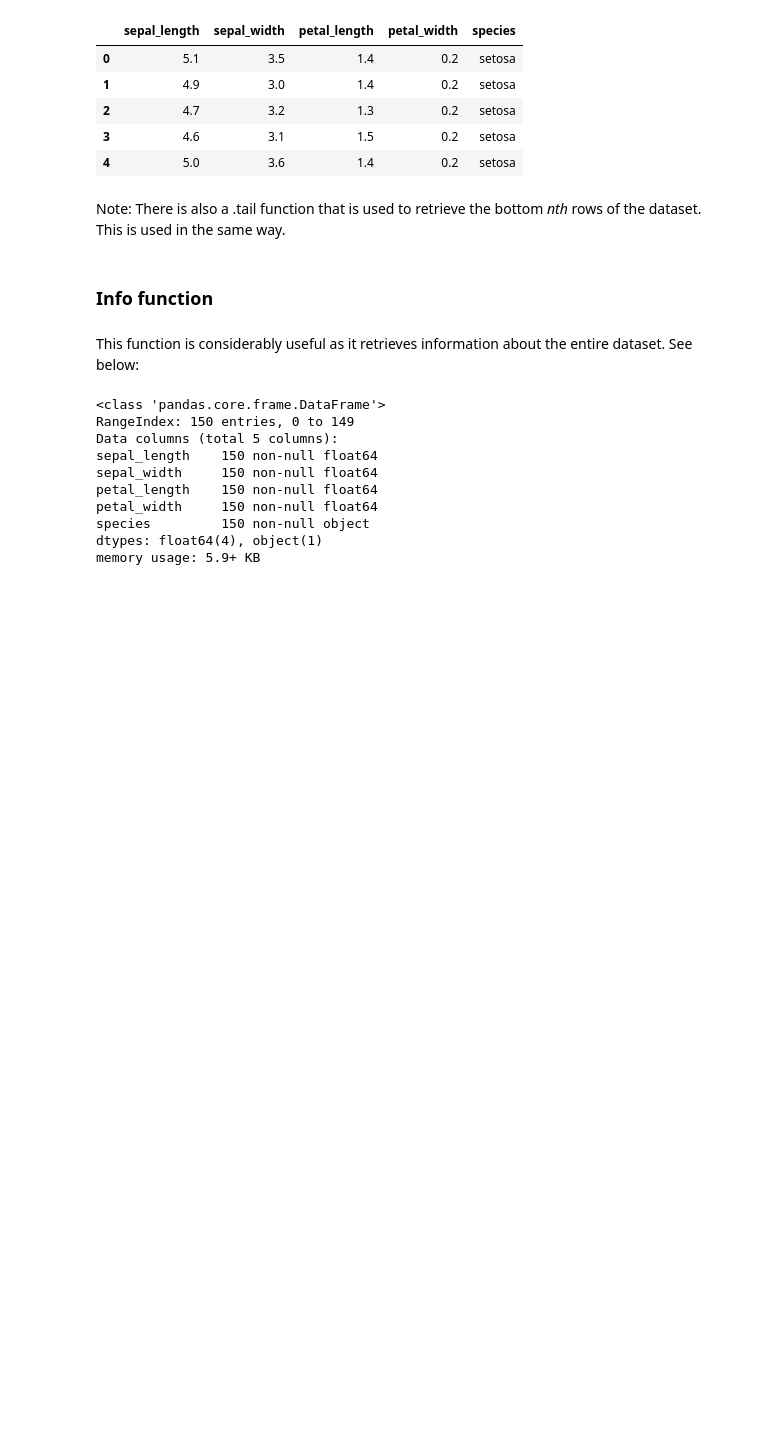
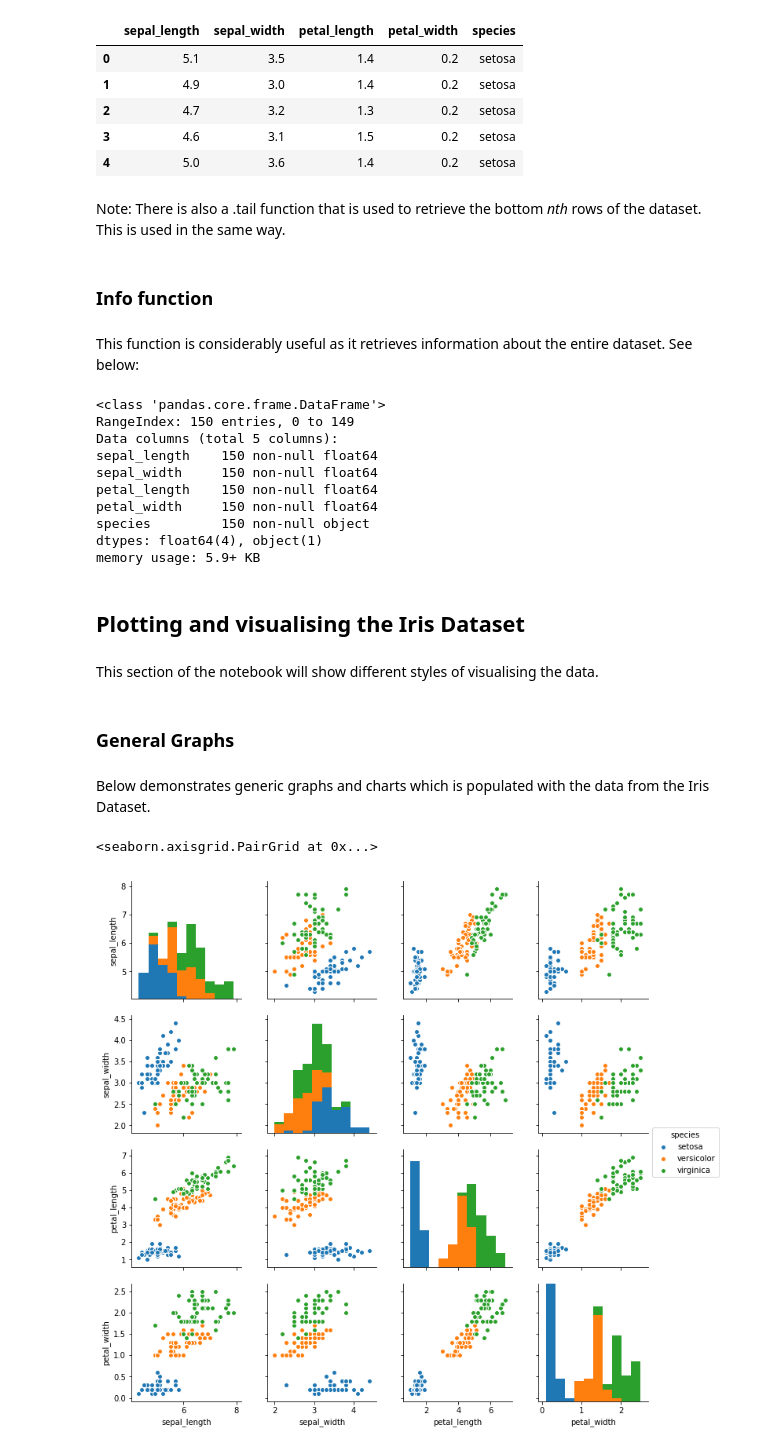
Before and after one commit to Raftery93/EmergingTechnologies, a Jupyter notebook: iris-dataset.ipynb, the cells around one changed output. Saved outputs shown, nothing was run; the diff lists cells and outputs as text; code cells hidden in the pictures; blank space fills up the shorter version.

Commit message:
Visualising/graphs done

```diff
--- a/iris-dataset.ipynb
+++ b/iris-dataset.ipynb
@@ -139,3 +139,17 @@ petal_width     150 non-null float64
 species         150 non-null object
 dtypes: float64(4), object(1)
 memory usage: 5.9+ KB
+# %% [markdown]
+## Plotting and visualising the Iris Dataset
+# %% [markdown]
+This section of the notebook will show different styles of visualising the data.
+# %% [markdown]
+### General Graphs
+# %% [markdown]
+Below demonstrates generic graphs and charts which is populated with the data from the Iris Dataset.
+# %%
+# Using seaborn, plot multiple graphs from our dataset focusing on the species
+sb.pairplot(df, hue='species')
+# %% [output]
+<seaborn.axisgrid.PairGrid at 0x...>
+[figure, added]
```
Also changed, not shown: parts of 15 cells of this notebook.
